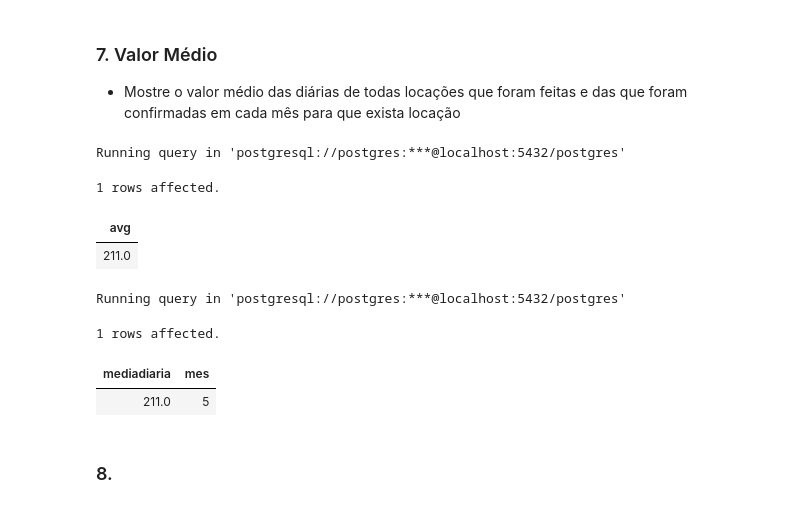
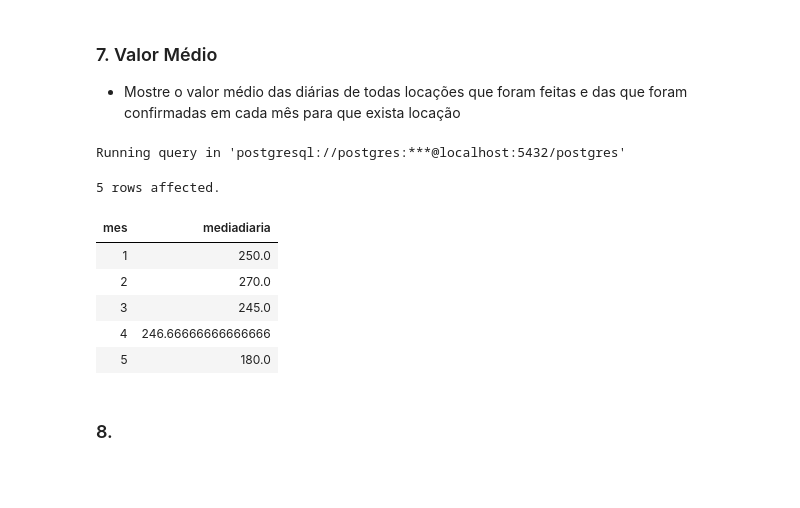
Before and after one commit to MiguelHenri/SCC0240, a Jupyter notebook: t1.ipynb, the cells around one changed output. Cells and saved outputs as stored; diff of their text form; code cells hidden in the pictures; blank space fills up the shorter version.

```diff
--- a/t1.ipynb
+++ b/t1.ipynb
@@ -257,28 +248,21 @@ Truncated to displaylimit of 10.
 # %%
 %%sql
 SELECT
-    AVG(P.precodiaria)
+    EXTRACT(MONTH FROM L.DataReserva) AS Mes,
+    AVG(P.PrecoDiaria) AS MediaDiaria
 FROM Locacoes L
 JOIN Propriedades P ON L.IDPropriedade = P.ID
+GROUP BY EXTRACT(MONTH FROM L.DataReserva)
+ORDER BY Mes;
 # %% [output]
 Running query in 'postgresql://postgres:***@localhost:5432/postgres'
-1 rows affected.
+5 rows affected.
-| avg |
-| 211.0 |
+| mes | mediadiaria |
+| 1 | 250.0 |
+| 2 | 270.0 |
+| 3 | 245.0 |
+| 4 | 246.66666666666666 |
+| 5 | 180.0 |
-# %%
-%%sql
-SELECT
-    AVG(P.PrecoDiaria) AS MediaDiaria,
-    EXTRACT(MONTH FROM L.DataReserva) AS Mes
-FROM Locacoes L
-JOIN Propriedades P ON L.IDPropriedade = P.ID
-GROUP BY EXTRACT(MONTH FROM L.DataReserva)
-ORDER BY MES;
-# %% [output]
-Running query in 'postgresql://postgres:***@localhost:5432/postgres'
-1 rows affected.
-| mediadiaria | mes |
-| 211.0 | 5 |
 # %% [markdown]
 ### 8.
 # %%
```
Also changed, not shown: parts of 16 cells of this notebook, 2 other files.
